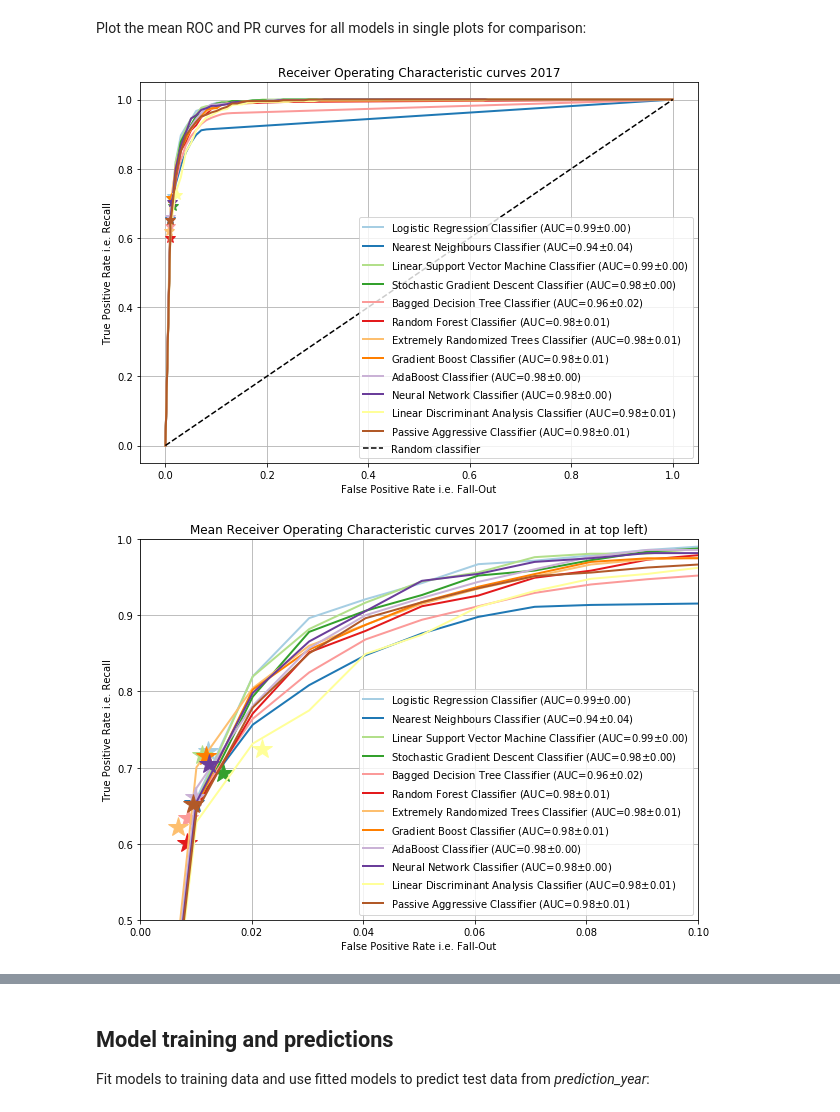
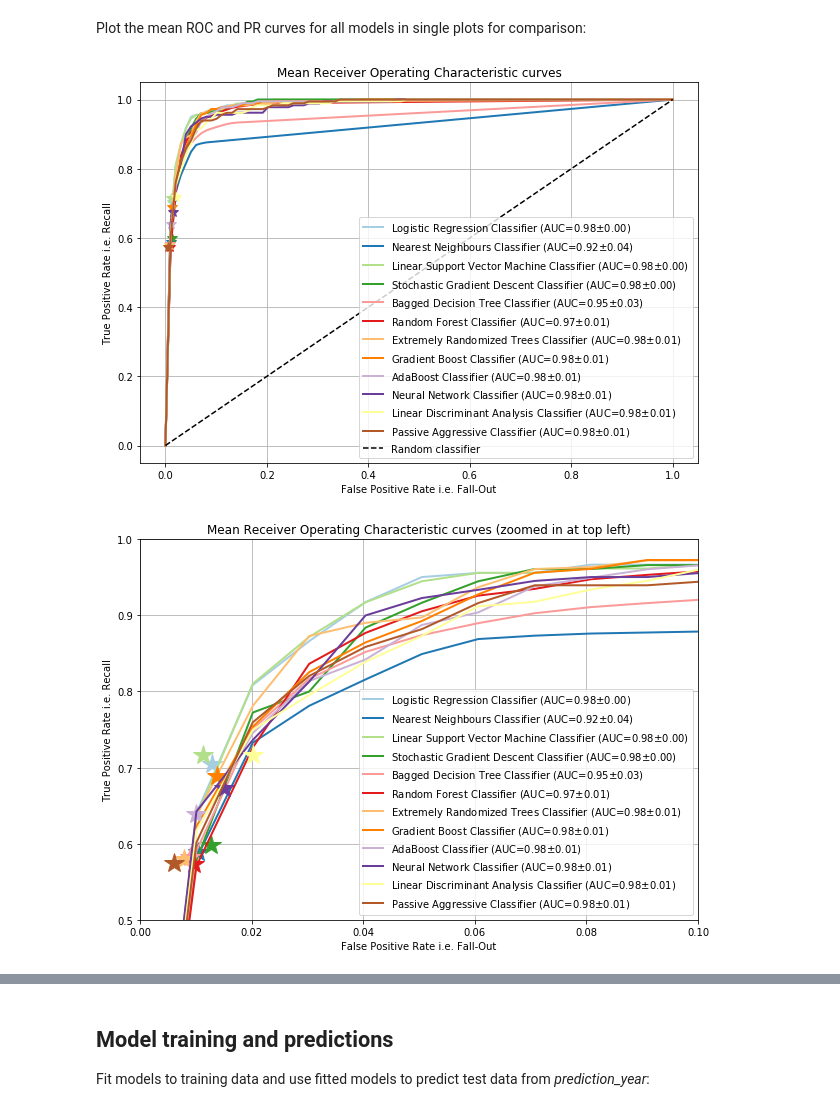
Before and after one commit to gmalim/NBA_analysis, a Jupyter notebook: NBA_All-Stars.ipynb, the cells around one changed output, grey strips where cells are left out. Drawn from its saved outputs; the diff is of its cells as text; code cells hidden in the pictures.

```diff
--- a/NBA_All-Stars.ipynb
+++ b/NBA_All-Stars.ipynb
@@ -55,7 +55,7 @@ prediction_year = 2018 # Enter any year from 2000 until 2018
 print("--> Validation_year = {}".format(validation_year))
 print("--> Prediction_year = {}".format(prediction_year))
 
-first_year = 2000 # First year for which data has been scraped
+first_year = 2010 # First year for which data has been scraped
 last_year  = 2018 # Last  year for which data has been scraped
 
 training_years = list(range(first_year, last_year+1))
@@ -765,7 +755,7 @@ for imodel, mymodel in enumerate(mymodels):
     plt.ylim([-0.05, 1.05])
     plt.xlabel("False Positive Rate i.e. Fall-Out")
     plt.ylabel("True Positive Rate i.e. Recall")
-    plt.title("Receiver Operating Characteristic curves for " + modelname)
+    plt.title(modelname)
     plt.legend(loc='lower right')
     plt.grid(True)
 # %% [output]
@@ -837,7 +827,7 @@ for imodel, mymodel in enumerate(mymodels):
     plt.ylim([-0.05, 1.05])
     plt.xlabel("Recall")
     plt.ylabel("Precision")
-    plt.title("Precision-Recall curves for " + modelname)
+    plt.title(modelname)
     plt.legend(loc="lower left")
     plt.grid(True)
 # %% [output]
@@ -870,35 +860,35 @@ for mymodel in mymodels:
              label='{} (AUC={:.2f}$\pm${:.2f})'.format(modelname, mymodel.mean_roc_auc, mymodel.std_roc_auc))
     plt.plot(mymodel.mean_fpr, mymodel.mean_tpr, marker='*', color=c, markersize=20)
 
     plt.figure(3)
     plt.plot(mymodel.mean_recall, mymodel.mean_precision, color=c, lw=2,
              label='{} (AUC={:.2f}$\pm${:.2f})'.format(modelname, mymodel.mean_pr_auc, mymodel.std_pr_auc))
     plt.plot(mymodel.recall_train_scores_mean, mymodel.precision_train_scores_mean, marker='*', color=c, markersize=10)
 
 plt.figure(1)
 plt.plot([0, 1], [0, 1], color='black', linestyle='--', label='Random classifier')
 plt.xlabel('False Positive Rate i.e. Fall-Out')
 plt.ylabel('True Positive Rate i.e. Recall')
-plt.title('Receiver Operating Characteristic curves {}'.format(validation_year))
+plt.title('Mean Receiver Operating Characteristic curves')
 plt.legend(loc="lower right")
 plt.grid(True)
 
 plt.figure(2)
 plt.xlim(0, 0.1)
 plt.ylim(0.5, 1)
 plt.xlabel('False Positive Rate i.e. Fall-Out')
 plt.ylabel('True Positive Rate i.e. Recall')
-plt.title('Mean Receiver Operating Characteristic curves {} (zoomed in at top left)'.format(validation_year))
+plt.title('Mean Receiver Operating Characteristic curves (zoomed in at top left)')
 plt.legend(loc="lower right")
 plt.grid(True)
 
 plt.figure(3)
 plt.plot([0, 1], [1, 0], color='black', linestyle='--', label='Random classifier')
 plt.xlabel('Recall')
 plt.ylabel('Precision')
-plt.title('Mean Precision-Recall curves {}'.format(validation_year))
+plt.title('Mean Precision-Recall curves')
 plt.legend(loc="lower left")
 plt.grid(True)
 # %% [output]
-[figure, old version]
+[figure, new version]
-[figure, old version]
+[figure, new version]
```
Also changed, not shown: parts of 20 cells of this notebook.
